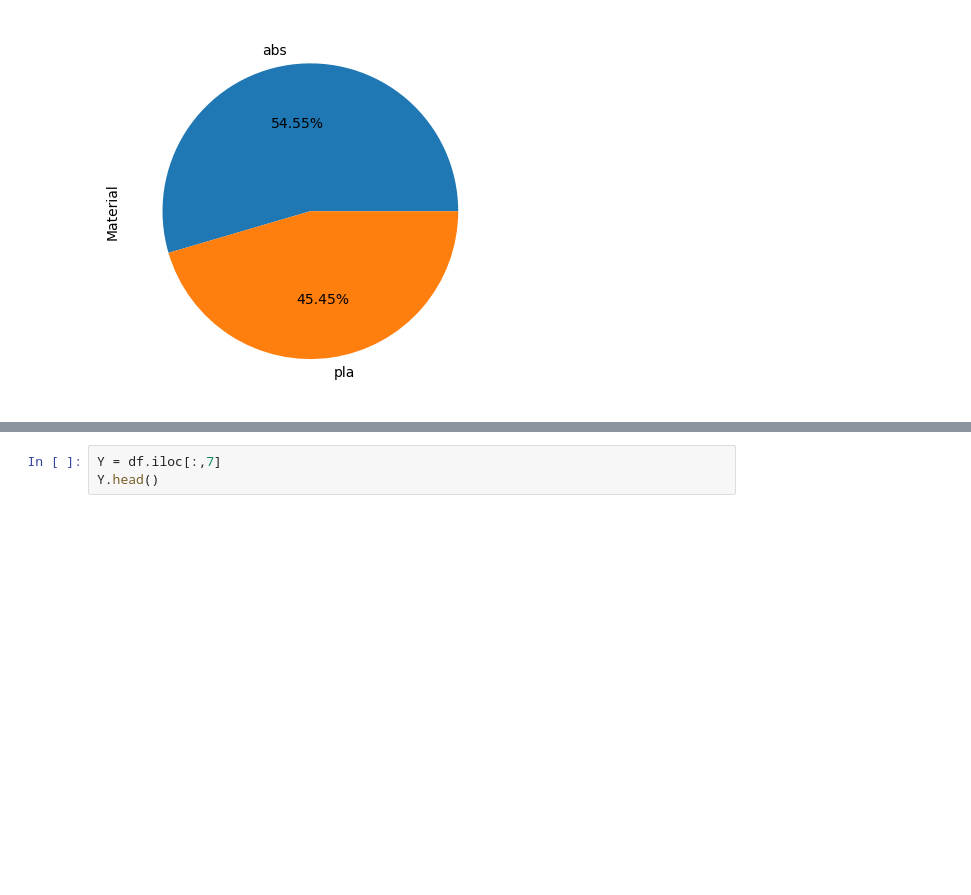
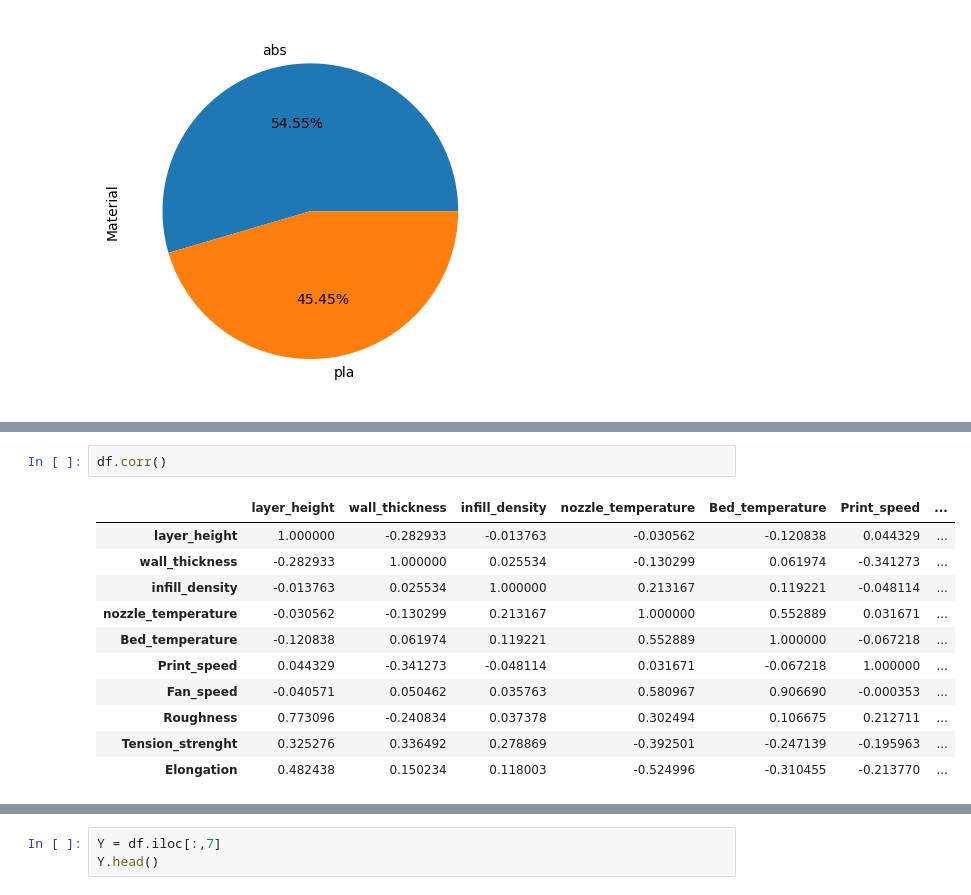
Before and after one commit to ShubhamGupta2505/MachineLearningPractice, a Jupyter notebook: 3d-printer-material-prediction.ipynb, the cells around one changed output, grey strips where cells are left out. Saved outputs shown, nothing was run; the diff lists cells and outputs as text; blank space fills up the shorter version.

```diff
--- a/3d-printer-material-prediction.ipynb
+++ b/3d-printer-material-prediction.ipynb
@@ -162,0 +180,14 @@ df['Material'].value_counts().plot.pie(autopct='%1.2f%%')
+# %%
+df.corr()
+# %% [output]
+|  | layer_height | wall_thickness | infill_density | nozzle_temperature | Bed_temperature | Print_speed | ... |
+| layer_height | 1.000000 | -0.282933 | -0.013763 | -0.030562 | -0.120838 | 0.044329 | ... |
+| wall_thickness | -0.282933 | 1.000000 | 0.025534 | -0.130299 | 0.061974 | -0.341273 | ... |
+| infill_density | -0.013763 | 0.025534 | 1.000000 | 0.213167 | 0.119221 | -0.048114 | ... |
+| nozzle_temperature | -0.030562 | -0.130299 | 0.213167 | 1.000000 | 0.552889 | 0.031671 | ... |
+| Bed_temperature | -0.120838 | 0.061974 | 0.119221 | 0.552889 | 1.000000 | -0.067218 | ... |
+| Print_speed | 0.044329 | -0.341273 | -0.048114 | 0.031671 | -0.067218 | 1.000000 | ... |
+| Fan_speed | -0.040571 | 0.050462 | 0.035763 | 0.580967 | 0.906690 | -0.000353 | ... |
+| Roughness | 0.773096 | -0.240834 | 0.037378 | 0.302494 | 0.106675 | 0.212711 | ... |
+| Tension_strenght | 0.325276 | 0.336492 | 0.278869 | -0.392501 | -0.247139 | -0.195963 | ... |
+| Elongation | 0.482438 | 0.150234 | 0.118003 | -0.524996 | -0.310455 | -0.213770 | ... |
```
Also changed, not shown: parts of 4 cells of this notebook.
